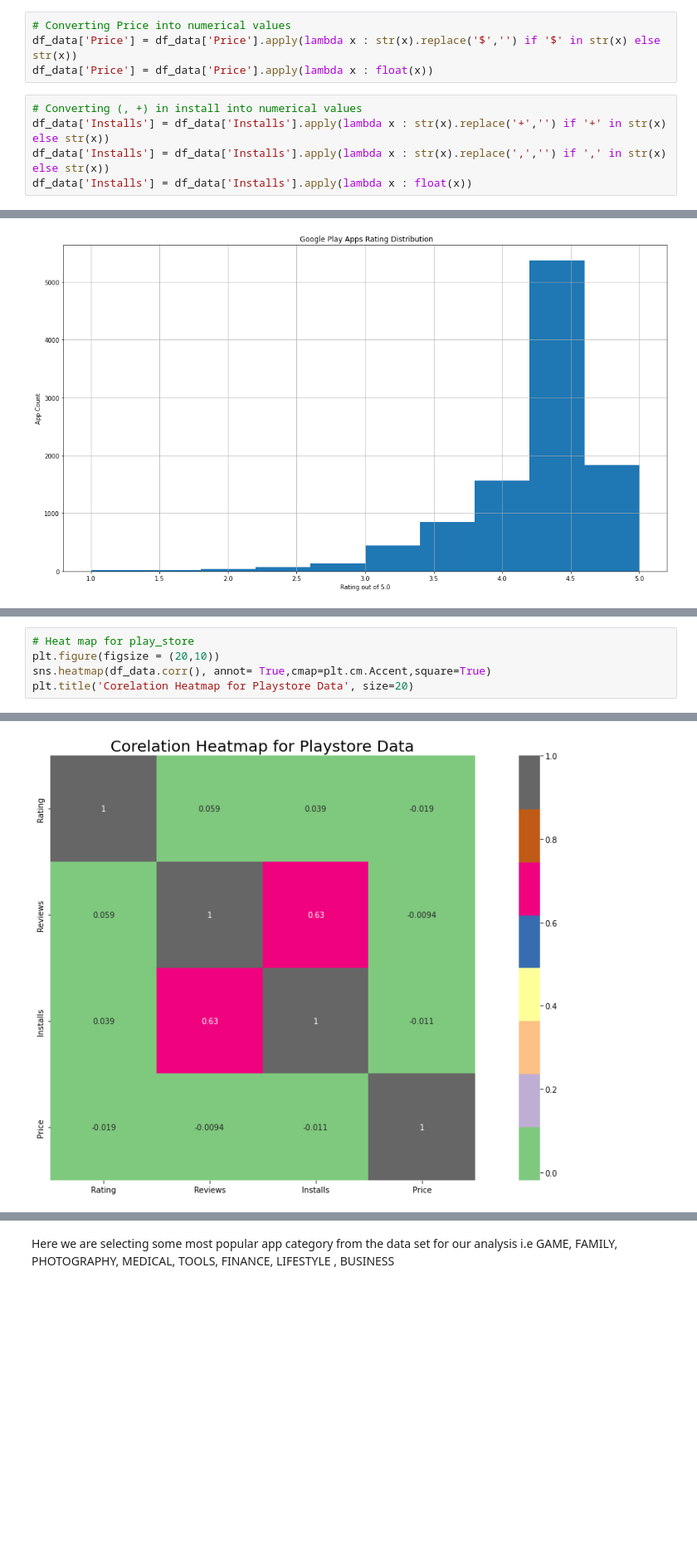
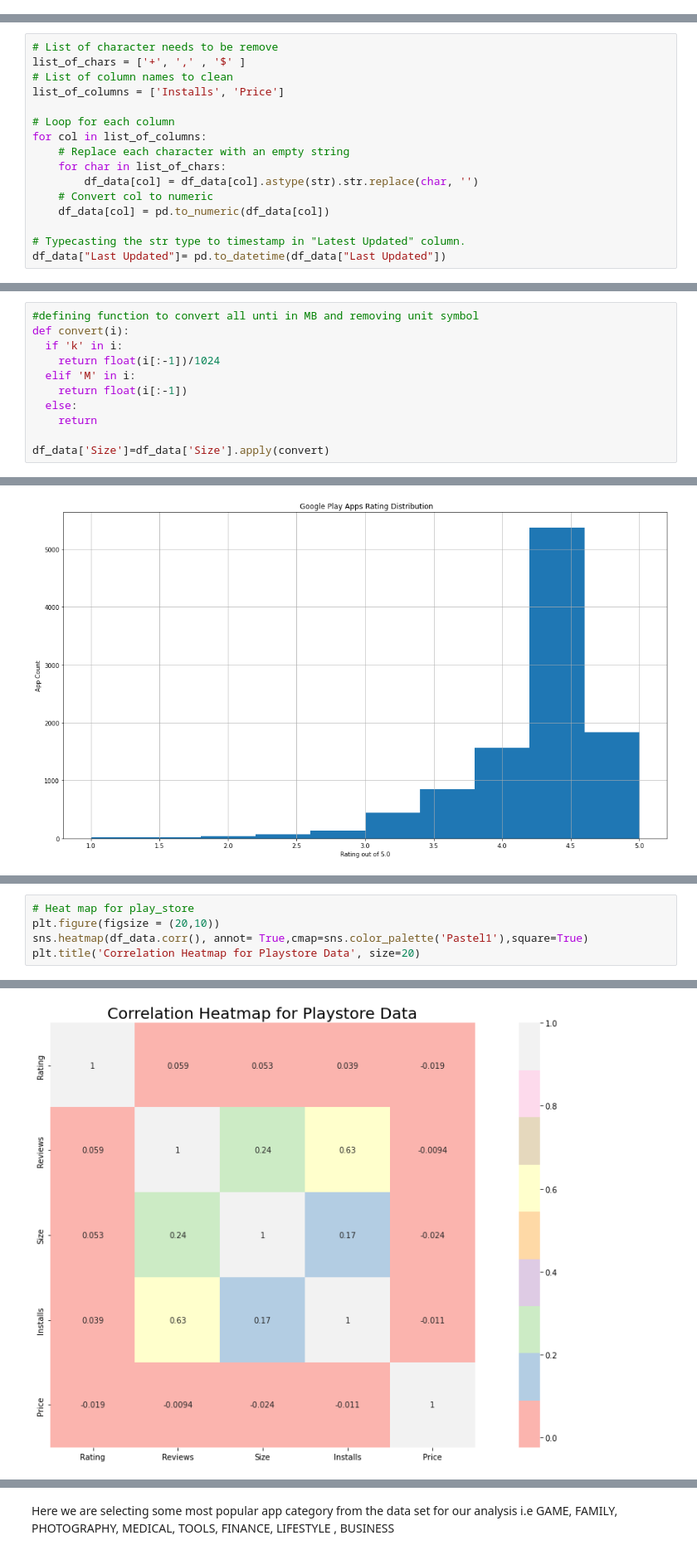
Before and after one commit to Ajay07pandey/play_store_app_review_system, a Jupyter notebook: play_store_app_review_system_.ipynb, the cells around one changed output, grey strips where cells are left out. Shown: that part at 83% size. Drawn from its saved outputs; the diff is of its cells as text; blank space fills up the shorter version.

```diff
--- a/play_store_app_review_system_.ipynb
+++ b/play_store_app_review_system_.ipynb
@@ -253,9 +365,0 @@ There are some special characters (, $ +) and letters (M k) present in the Insta
-# %%
-# Converting Price into numerical values
-df_data['Price'] = df_data['Price'].apply(lambda x : str(x).replace('$','') if '$' in str(x) else str(x))
-df_data['Price'] = df_data['Price'].apply(lambda x : float(x))
-# %%
-# Converting (, +) in install into numerical values
-df_data['Installs'] = df_data['Installs'].apply(lambda x : str(x).replace('+','') if '+' in str(x) else str(x))
-df_data['Installs'] = df_data['Installs'].apply(lambda x : str(x).replace(',','') if ',' in str(x) else str(x))
-df_data['Installs'] = df_data['Installs'].apply(lambda x : float(x))
@@ -307,3 +376,19 @@ df_data['Reviews'] = pd.to_numeric(df_data['Reviews'])
+# %%
+# List of character needs to be remove
+list_of_chars = ['+', ',' , '$' ]
+# List of column names to clean
+list_of_columns = ['Installs', 'Price']
+
+# Loop for each column
+for col in list_of_columns:
+    # Replace each character with an empty string
+    for char in list_of_chars:
+        df_data[col] = df_data[col].astype(str).str.replace(char, '')
+    # Convert col to numeric
+    df_data[col] = pd.to_numeric(df_data[col])
+
+# Typecasting the str type to timestamp in "Latest Updated" column.
+df_data["Last Updated"]= pd.to_datetime(df_data["Last Updated"])
 # %%
 df_data.info()
 # %% [output]
@@ -331,0 +417,11 @@ memory usage: 1.1+ MB
+# %%
+#defining function to convert all unti in MB and removing unit symbol
+def convert(i):
+  if 'k' in i:
+    return float(i[:-1])/1024
+  elif 'M' in i:
+    return float(i[:-1])
+  else:
+    return
+
+df_data['Size']=df_data['Size'].apply(convert)
@@ -455,6 +585,6 @@ From our observation, we found that the average volume of ratings across all app
 # %%
 # Heat map for play_store
 plt.figure(figsize = (20,10))
-sns.heatmap(df_data.corr(), annot= True,cmap=plt.cm.Accent,square=True)
-plt.title('Corelation Heatmap for Playstore Data', size=20)
+sns.heatmap(df_data.corr(), annot= True,cmap=sns.color_palette('Pastel1'),square=True)
+plt.title('Correlation Heatmap for Playstore Data', size=20)
 # %% [output]
@@ -462,2 +592,2 @@ Text(0.5, 1.0, 'Corelation Heatmap for Playstore Data')
-[figure, old version]
+[figure, new version]
 # %% [markdown]
```
Also changed, not shown: parts of 90 cells of this notebook.
